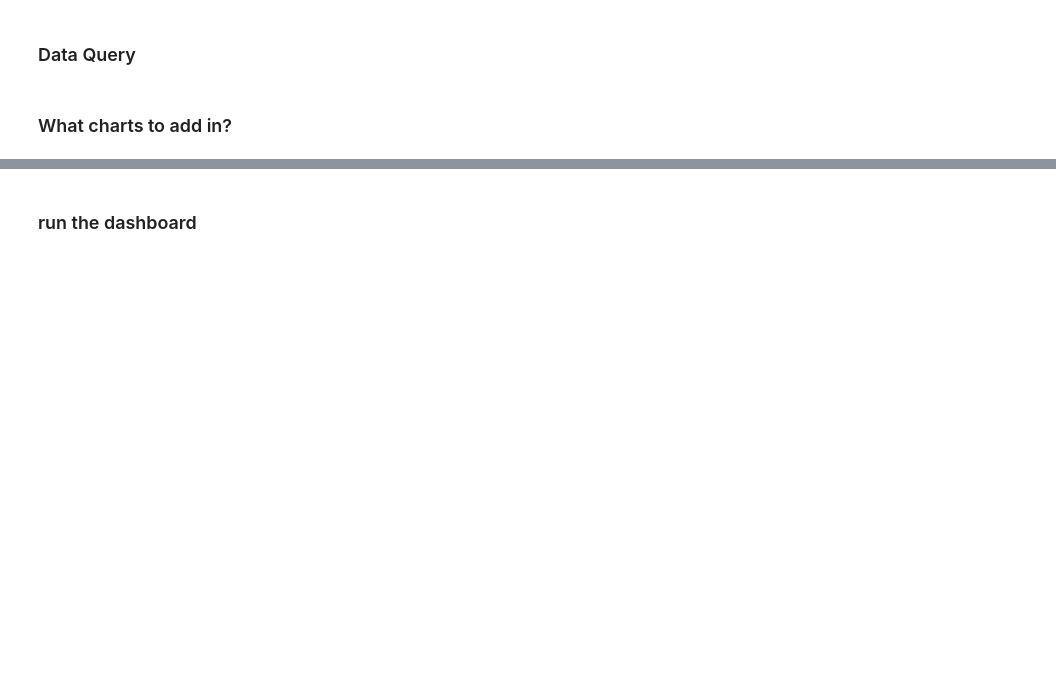
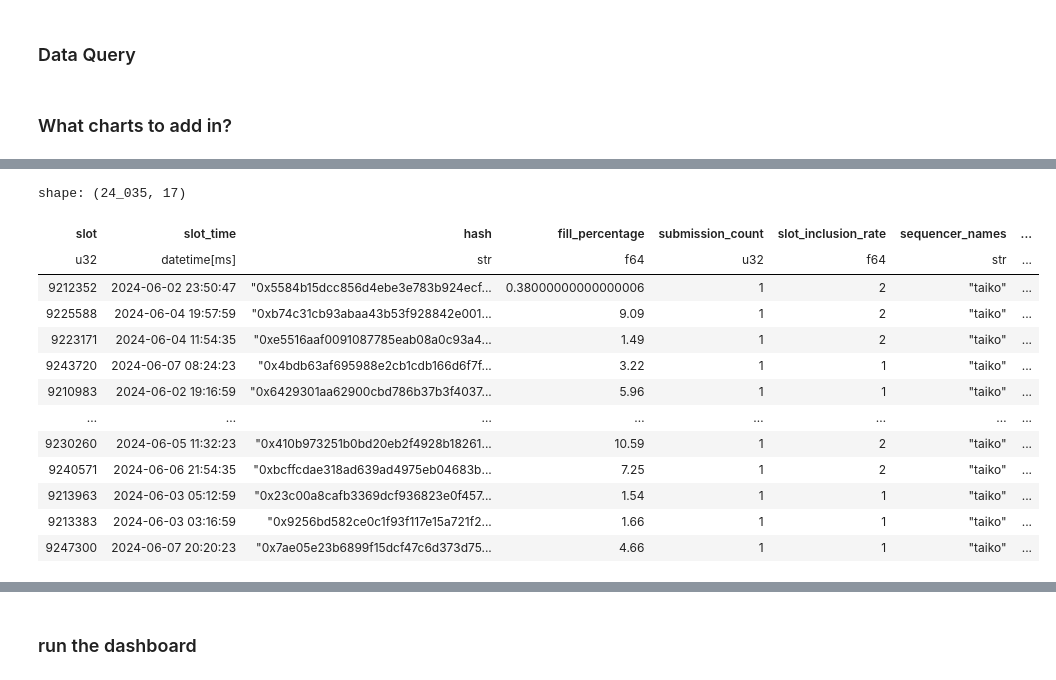
Before and after one commit to Evan-Kim2028/eip4844_blob_data, a Jupyter notebook: panel/dashboard.ipynb, the cells around one changed output, grey strips where cells are left out. Cells and saved outputs as stored; diff of their text form; code cells hidden in the pictures; blank space fills up the shorter version.

```diff
--- a/panel/dashboard.ipynb
+++ b/panel/dashboard.ipynb
@@ -305,0 +304,20 @@ shape: (5, 15)
+# %%
+slot_inclusion_joined_df.filter(pl.col('sequencer_names') == 'taiko').unique().with_columns(
+    pl.col('total_tx_fee_eth').sum().alias('sum'),
+    pl.col('total_tx_fee_eth').mean().alias('mean')
+)
+# %% [output]
+shape: (24_035, 17)
+| slot | slot_time | hash | fill_percentage | submission_count | slot_inclusion_rate | sequencer_names | ... |
+| u32 | datetime[ms] | str | f64 | u32 | f64 | str | ... |
+| 9212352 | 2024-06-02 23:50:47 | "0x5584b15dcc856d4ebe3e783b924ecf... | 0.38000000000000006 | 1 | 2 | "taiko" | ... |
+| 9225588 | 2024-06-04 19:57:59 | "0xb74c31cb93abaa43b53f928842e001... | 9.09 | 1 | 2 | "taiko" | ... |
+| 9223171 | 2024-06-04 11:54:35 | "0xe5516aaf0091087785eab08a0c93a4... | 1.49 | 1 | 2 | "taiko" | ... |
+| 9243720 | 2024-06-07 08:24:23 | "0x4bdb63af695988e2cb1cdb166d6f7f... | 3.22 | 1 | 1 | "taiko" | ... |
+| 9210983 | 2024-06-02 19:16:59 | "0x6429301aa62900cbd786b37b3f4037... | 5.96 | 1 | 1 | "taiko" | ... |
+| … | … | … | … | … | … | … | ... |
+| 9230260 | 2024-06-05 11:32:23 | "0x410b973251b0bd20eb2f4928b18261... | 10.59 | 1 | 2 | "taiko" | ... |
+| 9240571 | 2024-06-06 21:54:35 | "0xbcffcdae318ad639ad4975eb04683b... | 7.25 | 1 | 2 | "taiko" | ... |
+| 9213963 | 2024-06-03 05:12:59 | "0x23c00a8cafb3369dcf936823e0f457... | 1.54 | 1 | 1 | "taiko" | ... |
+| 9213383 | 2024-06-03 03:16:59 | "0x9256bd582ce0c1f93f117e15a721f2... | 1.66 | 1 | 1 | "taiko" | ... |
+| 9247300 | 2024-06-07 20:20:23 | "0x7ae05e23b6899f15dcf47c6d373d75... | 4.66 | 1 | 1 | "taiko" | ... |
```
Also changed, not shown: parts of 9 cells of this notebook, 1 other file.
